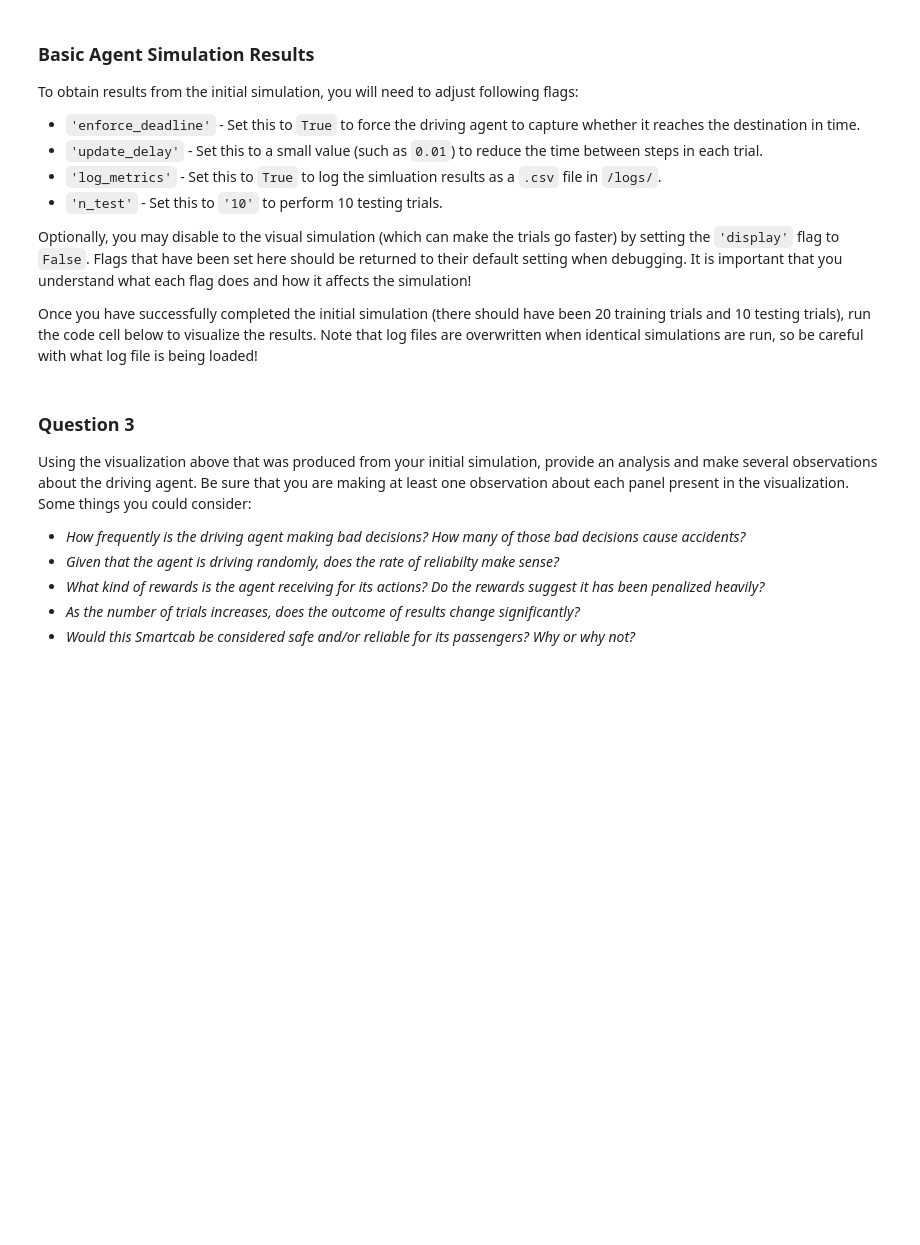
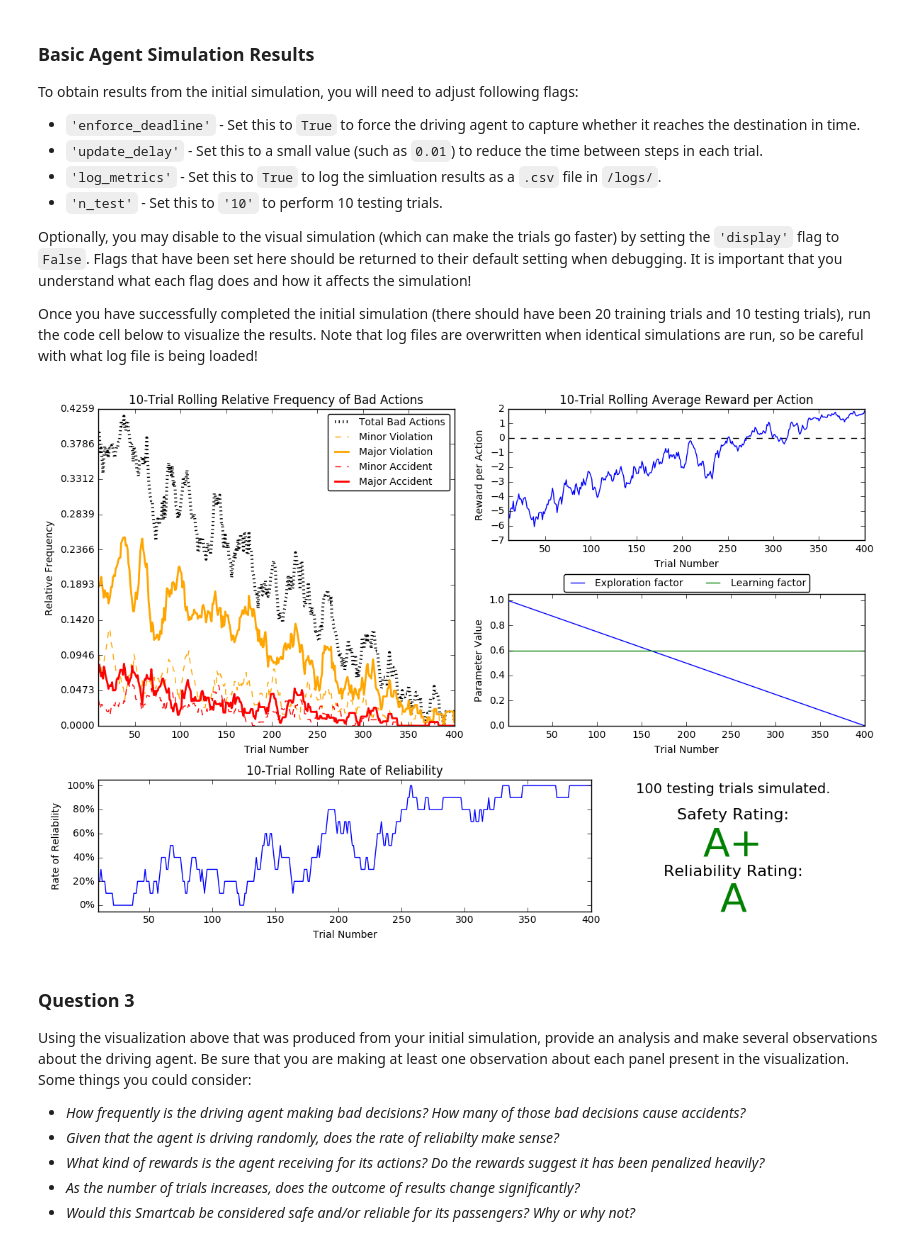
Before and after one commit to deepakrohilla13/machine-learning-excercise, a Jupyter notebook: smartcab/smartcab.ipynb, the cells around one changed output. Saved outputs shown, nothing was run; the diff lists cells and outputs as text; code cells hidden in the pictures; blank space fills up the shorter version.

```diff
--- a/smartcab/smartcab.ipynb
+++ b/smartcab/smartcab.ipynb
@@ -111,7 +111,10 @@ Optionally, you may disable to the visual simulation (which can make the trials
 Once you have successfully completed the initial simulation (there should have been 20 training trials and 10 testing trials), run the code cell below to visualize the results. Note that log files are overwritten when identical simulations are run, so be careful with what log file is being loaded!
 # %%
 # Load the 'sim_no-learning' log file from the initial simulation results
-vs.plot_trials('sim_no-learning.csv')
+#vs.plot_trials('sim_no-learning.csv')
+vs.plot_trials('sim_improved-learning.csv')
+# %% [output]
+[figure, added]
 # %% [markdown]
 ### Question 3
 Using the visualization above that was produced from your initial simulation, provide an analysis and make several observations about the driving agent. Be sure that you are making at least one observation about each panel present in the visualization. Some things you could consider:
```
Also changed, not shown: parts of 2 cells of this notebook, 1 other file.
